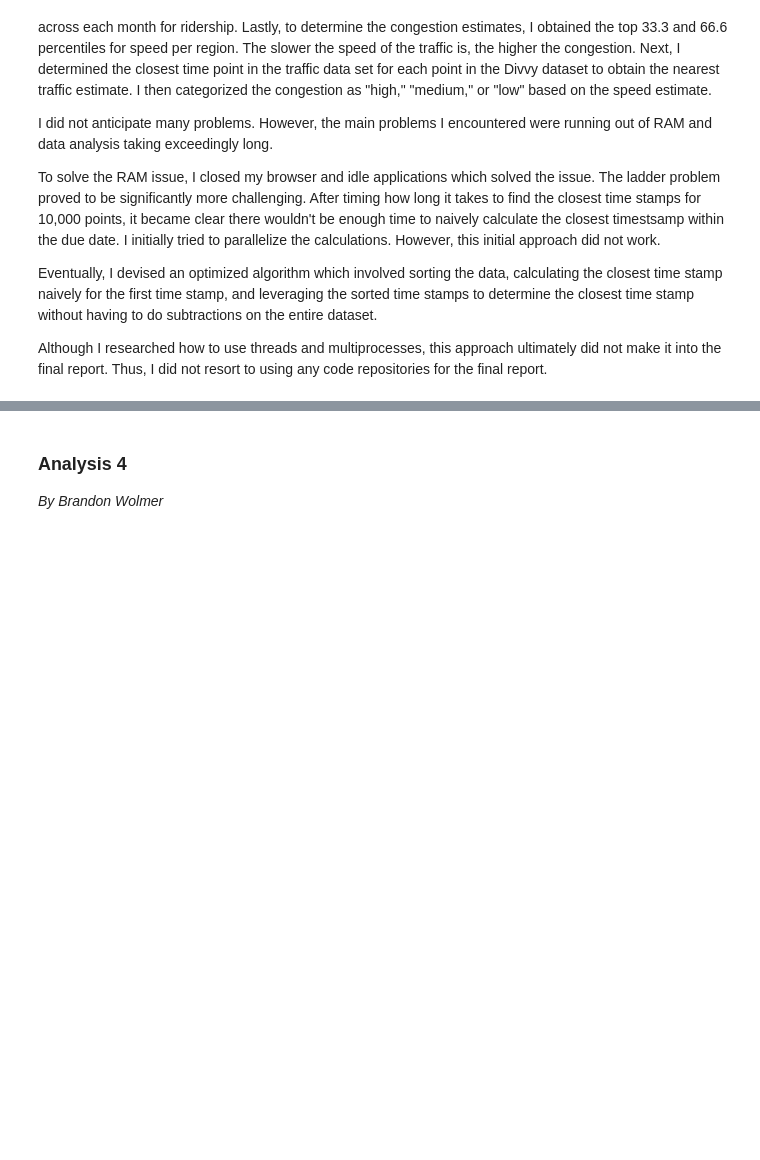
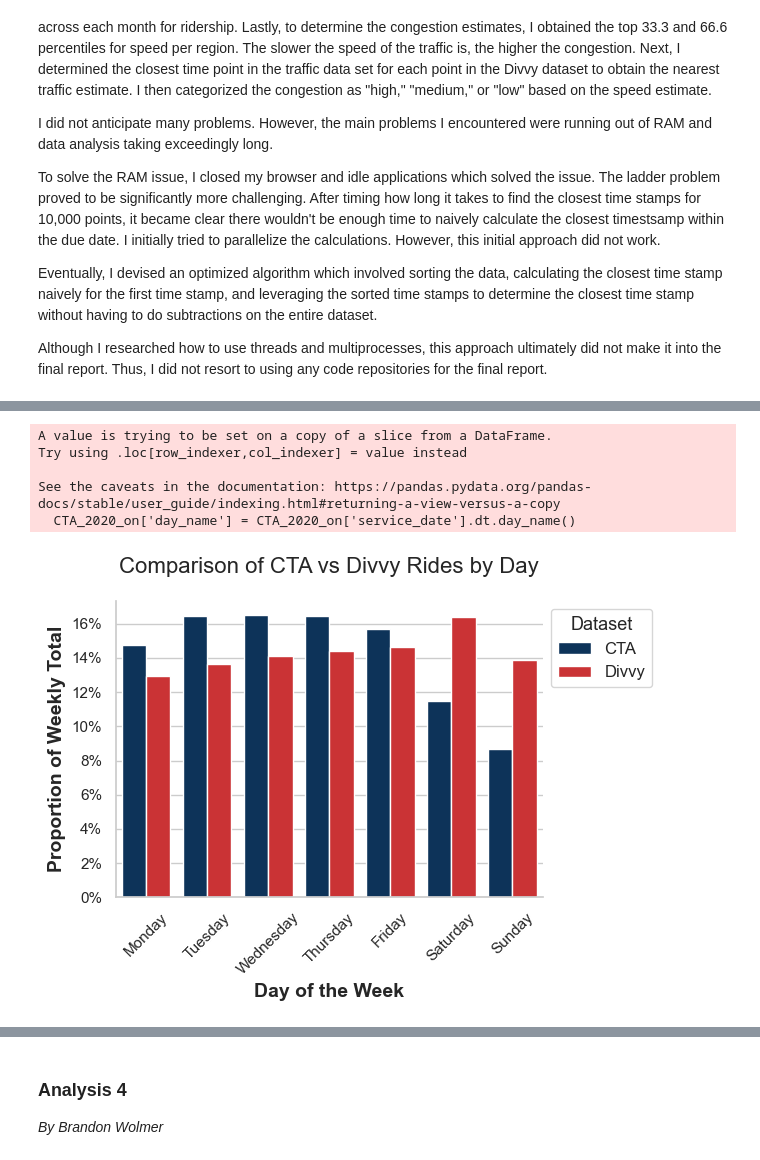
Before and after one commit to JonasGoldberg18/STAT303_Final_Project, a Jupyter notebook: Project Report Template.ipynb, the cells around one changed output, grey strips where cells are left out. Cells and saved outputs as stored; diff of their text form; code cells hidden in the pictures; blank space fills up the shorter version.

```diff
--- a/Project Report Template.ipynb
+++ b/Project Report Template.ipynb
@@ -398,0 +530,43 @@ This analysis does not mean that Divvy isn't providing vital services to the cit
+# %%
+#| echo: false
+#Day of the week Analysis
+CTA_2020_on['day_name'] = CTA_2020_on['service_date'].dt.day_name()
+CTA_grouped = CTA_2020_on.groupby('day_name')['total_rides'].sum().reset_index()
+CTA_grouped['Proportion'] = CTA_grouped['total_rides'] / CTA_grouped['total_rides'].sum()
+CTA_grouped['Dataset'] = 'CTA'
+CTA_Day_data = CTA_grouped[['day_name', 'Proportion', 'Dataset']]
+
+divvy_data['day_name'] = divvy_data['started_at'].dt.day_name()
+divvy_counts = divvy_data.groupby('day_name').size().reset_index(name='count')
+divvy_Day_data = divvy_counts[['day_name', 'count']].copy()
+divvy_Day_data.columns = ['day_name', 'Rides']
+divvy_Day_data['Proportion'] = divvy_Day_data['Rides'] / divvy_Day_data['Rides'].sum()
+divvy_Day_data['Dataset'] = 'Divvy'
+divvy_Day_data = divvy_Day_data[['day_name', 'Proportion', 'Dataset']]
+combined_data = pd.concat([CTA_Day_data, divvy_Day_data])
+
+days_order = ['Monday', 'Tuesday', 'Wednesday', 'Thursday', 'Friday', 'Saturday', 'Sunday']
+
+ax = sns.barplot(
+    data=combined_data,
+    x='day_name',
+    y='Proportion',
+    hue='Dataset',
+    order=days_order,
+    palette=colors
+)
+plt.title('Comparison of CTA vs Divvy Rides by Day', pad=20)
+plt.ylabel('Proportion of Weekly Total', fontweight='bold')
+plt.xlabel('Day of the Week', fontweight='bold')
+plt.xticks(rotation=45)
+ax.yaxis.set_major_formatter(plt.FuncFormatter(lambda y, _: '{:.0%}'.format(y)))
+plt.legend(title='Dataset', title_fontsize='13', bbox_to_anchor = (1,1))
+clean_spines(ax)
+plt.tight_layout();
+# %% [output]
+A value is trying to be set on a copy of a slice from a DataFrame.
+Try using .loc[row_indexer,col_indexer] = value instead
+
+See the caveats in the documentation: https://pandas.pydata.org/pandas-docs/stable/user_guide/indexing.html#returning-a-view-versus-a-copy
+  CTA_2020_on['day_name'] = CTA_2020_on['service_date'].dt.day_name()
+[figure, added]
```
Also changed, not shown: parts of 40 cells of this notebook.
